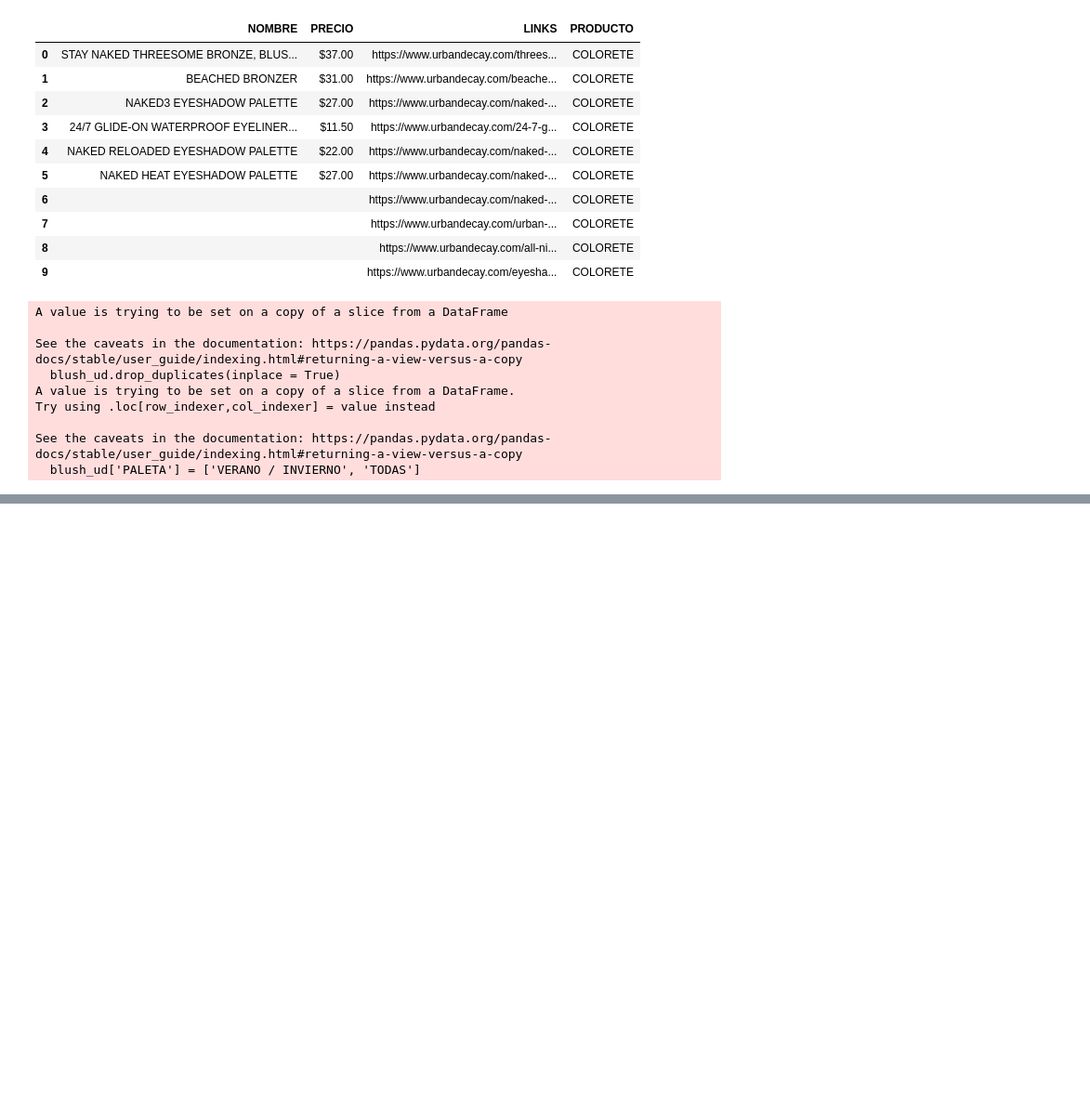
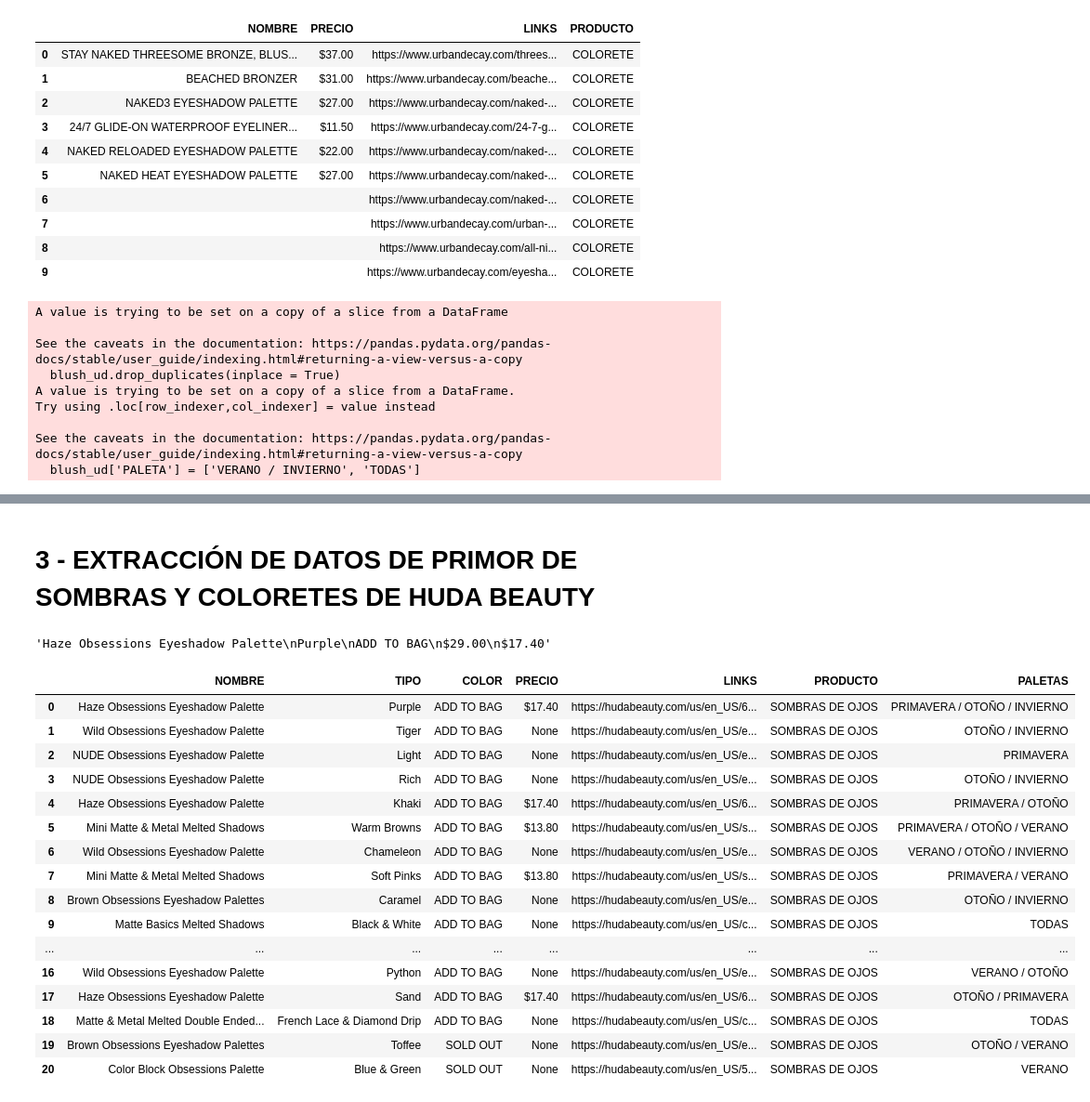
Before and after one commit to rciomoreno/PROYECTO-FINAL-IRONHACK, a Jupyter notebook: SCRAPPING DATOS PRODUCTOS.ipynb, the cells around one changed output, grey strips where cells are left out. Shown: that part at 93% size. Drawn from its saved outputs; the diff is of its cells as text; code cells hidden in the pictures; blank space fills up the shorter version.

```diff
--- a/SCRAPPING DATOS PRODUCTOS.ipynb
+++ b/SCRAPPING DATOS PRODUCTOS.ipynb
@@ -374,0 +401,2 @@ mu_ud = pd.concat()
+# %% [markdown]
+# **3 - EXTRACCIÓN DE DATOS DE PRIMOR DE SOMBRAS Y COLORETES DE HUDA BEAUTY**
@@ -374,0 +410,64 @@ mu_ud = pd.concat()
+# %%
+#Investigamos cómo scrappear los datos de la web de HUDA BEAUTY
+nombres = driver.find_element(By.CLASS_NAME, 'tile-body').text
+links = driver.find_elements(By.CLASS_NAME, 'tile-body')
+# %% [output]
+'Haze Obsessions Eyeshadow Palette\nPurple\nADD TO BAG\n$29.00\n$17.40'
+# %%
+def extraer(URL):
+    driver = webdriver.Chrome(PATH)
+    driver.get(URL)
+
+    driver.execute_script('window.scrollTo(0, 2000);')  # 200px de scroll
+
+    filas = driver.find_elements(By.CLASS_NAME, 'tile-body')
+    link = driver.find_elements(By.CLASS_NAME, 'link')
+    tmp = []
+    links = []
+
+    for e in filas:
+        tmp.append(e.text.split('\n'))
+
+    for e in link:
+        links.append(e.get_attribute('href'))
+
+    cols = ['NOMBRE', 'TIPO', 'COLOR', 'PRECIO ANT', 'PRECIO']
+
+    total = pd.DataFrame(tmp, columns = cols)
+
+    total['LINKS'] = links
+    total['PRODUCTO'] = 'SOMBRAS DE OJOS'
+    total.drop(['PRECIO ANT'], axis = 1, inplace = True)
+
+
+    driver.quit()
+
+    return total
+# %%
+sombras_hb = extraer(URL)
+# %%
+sombras_hb['PALETAS']=  ['PRIMAVERA / OTOÑO / INVIERNO', 'OTOÑO / INVIERNO', 'PRIMAVERA', 'OTOÑO / INVIERNO',\
+                        'PRIMAVERA / OTOÑO', 'PRIMAVERA / OTOÑO / VERANO', 'VERANO / OTOÑO / INVIERNO',\
+                        'PRIMAVERA / VERANO', 'OTOÑO / INVIERNO', 'TODAS', 'VERANO', 'PRIMAVERA / OTOÑO', \
+                        'PRIMAVERA / OTOÑO', 'PRIMAVERA', 'OTOÑO / INVIERNO', 'OTOÑO / INVIERNO', 'VERANO / OTOÑO',\
+                        'OTOÑO / PRIMAVERA', 'TODAS', 'OTOÑO / VERANO', 'VERANO']
+# %%
+sombras_hb #limpiar color y precio
+# %% [output]
+|  | NOMBRE | TIPO | COLOR | PRECIO | LINKS | PRODUCTO | PALETAS |
+| 0 | Haze Obsessions Eyeshadow Palette | Purple | ADD TO BAG | $17.40 | https://hudabeauty.com/us/en_US/6... | SOMBRAS DE OJOS | PRIMAVERA / OTOÑO / INVIERNO |
+| 1 | Wild Obsessions Eyeshadow Palette | Tiger | ADD TO BAG | None | https://hudabeauty.com/us/en_US/e... | SOMBRAS DE OJOS | OTOÑO / INVIERNO |
+| 2 | NUDE Obsessions Eyeshadow Palette | Light | ADD TO BAG | None | https://hudabeauty.com/us/en_US/e... | SOMBRAS DE OJOS | PRIMAVERA |
+| 3 | NUDE Obsessions Eyeshadow Palette | Rich | ADD TO BAG | None | https://hudabeauty.com/us/en_US/e... | SOMBRAS DE OJOS | OTOÑO / INVIERNO |
+| 4 | Haze Obsessions Eyeshadow Palette | Khaki | ADD TO BAG | $17.40 | https://hudabeauty.com/us/en_US/6... | SOMBRAS DE OJOS | PRIMAVERA / OTOÑO |
+| 5 | Mini Matte & Metal Melted Shadows | Warm Browns | ADD TO BAG | $13.80 | https://hudabeauty.com/us/en_US/s... | SOMBRAS DE OJOS | PRIMAVERA / OTOÑO / VERANO |
+| 6 | Wild Obsessions Eyeshadow Palette | Chameleon | ADD TO BAG | None | https://hudabeauty.com/us/en_US/e... | SOMBRAS DE OJOS | VERANO / OTOÑO / INVIERNO |
+| 7 | Mini Matte & Metal Melted Shadows | Soft Pinks | ADD TO BAG | $13.80 | https://hudabeauty.com/us/en_US/s... | SOMBRAS DE OJOS | PRIMAVERA / VERANO |
+| 8 | Brown Obsessions Eyeshadow Palettes | Caramel | ADD TO BAG | None | https://hudabeauty.com/us/en_US/e... | SOMBRAS DE OJOS | OTOÑO / INVIERNO |
+| 9 | Matte Basics Melted Shadows | Black & White | ADD TO BAG | None | https://hudabeauty.com/us/en_US/c... | SOMBRAS DE OJOS | TODAS |
+| ... | ... | ... | ... | ... | ... | ... | ... |
+| 16 | Wild Obsessions Eyeshadow Palette | Python | ADD TO BAG | None | https://hudabeauty.com/us/en_US/e... | SOMBRAS DE OJOS | VERANO / OTOÑO |
+| 17 | Haze Obsessions Eyeshadow Palette | Sand | ADD TO BAG | $17.40 | https://hudabeauty.com/us/en_US/6... | SOMBRAS DE OJOS | OTOÑO / PRIMAVERA |
+| 18 | Matte & Metal Melted Double Ended... | French Lace & Diamond Drip | ADD TO BAG | None | https://hudabeauty.com/us/en_US/c... | SOMBRAS DE OJOS | TODAS |
+| 19 | Brown Obsessions Eyeshadow Palettes | Toffee | SOLD OUT | None | https://hudabeauty.com/us/en_US/e... | SOMBRAS DE OJOS | OTOÑO / VERANO |
+| 20 | Color Block Obsessions Palette | Blue & Green | SOLD OUT | None | https://hudabeauty.com/us/en_US/5... | SOMBRAS DE OJOS | VERANO |
```
Also changed, not shown: parts of 5 cells of this notebook.
